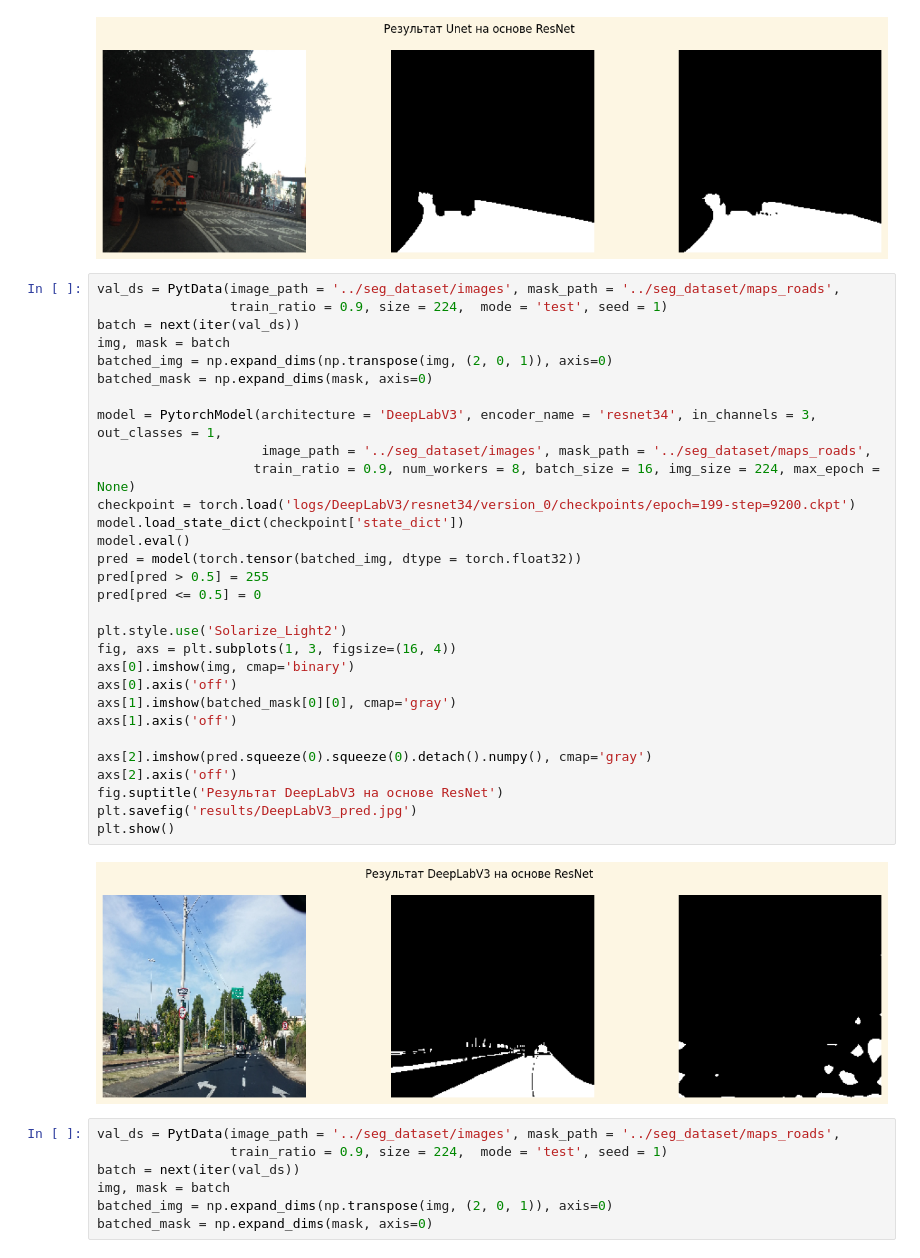
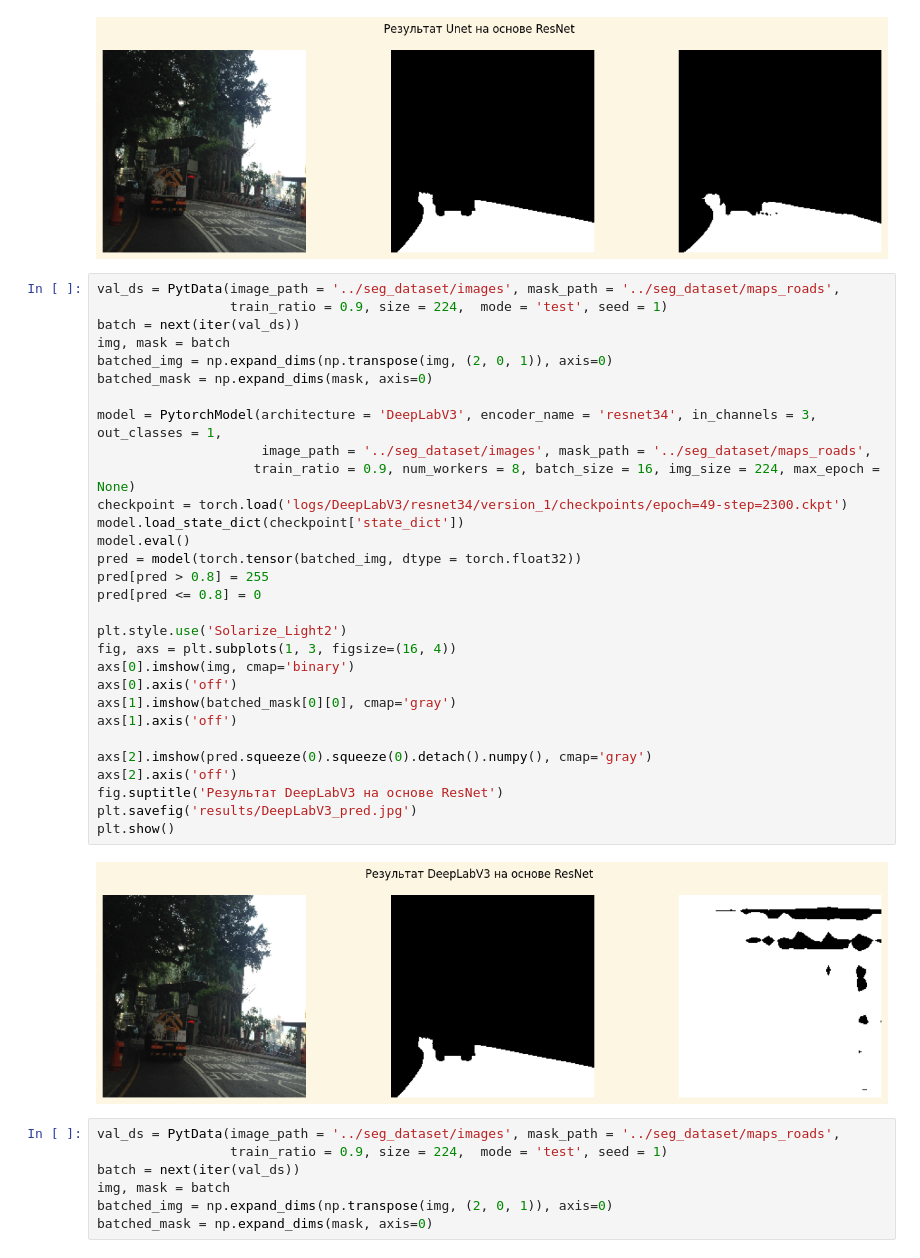
Before and after one commit to MikhailKuzm/pits_detection, a Jupyter notebook: segmantation/results.ipynb, the cells around one changed output. Cells and saved outputs as stored; diff of their text form.

```diff
--- a/segmantation/results.ipynb
+++ b/segmantation/results.ipynb
@@ -341,35 +345,35 @@ plt.show()
 # %%
 val_ds = PytData(image_path = '../seg_dataset/images', mask_path = '../seg_dataset/maps_roads',
                  train_ratio = 0.9, size = 224,  mode = 'test', seed = 1)
 batch = next(iter(val_ds))
 img, mask = batch
 batched_img = np.expand_dims(np.transpose(img, (2, 0, 1)), axis=0)
 batched_mask = np.expand_dims(mask, axis=0)
 
 model = PytorchModel(architecture = 'DeepLabV3', encoder_name = 'resnet34', in_channels = 3, out_classes = 1,
                      image_path = '../seg_dataset/images', mask_path = '../seg_dataset/maps_roads',
                     train_ratio = 0.9, num_workers = 8, batch_size = 16, img_size = 224, max_epoch = None)
-checkpoint = torch.load('logs/DeepLabV3/resnet34/version_0/checkpoints/epoch=199-step=9200.ckpt')
+checkpoint = torch.load('logs/DeepLabV3/resnet34/version_1/checkpoints/epoch=49-step=2300.ckpt')
 model.load_state_dict(checkpoint['state_dict'])
 model.eval()
 pred = model(torch.tensor(batched_img, dtype = torch.float32))
-pred[pred > 0.5] = 255
-pred[pred <= 0.5] = 0
+pred[pred > 0.8] = 255
+pred[pred <= 0.8] = 0
 
 plt.style.use('Solarize_Light2')
 fig, axs = plt.subplots(1, 3, figsize=(16, 4))
 axs[0].imshow(img, cmap='binary')
 axs[0].axis('off')
 axs[1].imshow(batched_mask[0][0], cmap='gray')
 axs[1].axis('off')
 
 axs[2].imshow(pred.squeeze(0).squeeze(0).detach().numpy(), cmap='gray')
 axs[2].axis('off')
 fig.suptitle('Результат DeepLabV3 на основе ResNet')
 plt.savefig('results/DeepLabV3_pred.jpg')
 plt.show()
 # %% [output]
-[figure, old version]
+[figure, new version]
 # %%
 val_ds = PytData(image_path = '../seg_dataset/images', mask_path = '../seg_dataset/maps_roads',
                  train_ratio = 0.9, size = 224,  mode = 'test', seed = 1)
```
Also changed, not shown: parts of 4 cells of this notebook, 2 other files.
